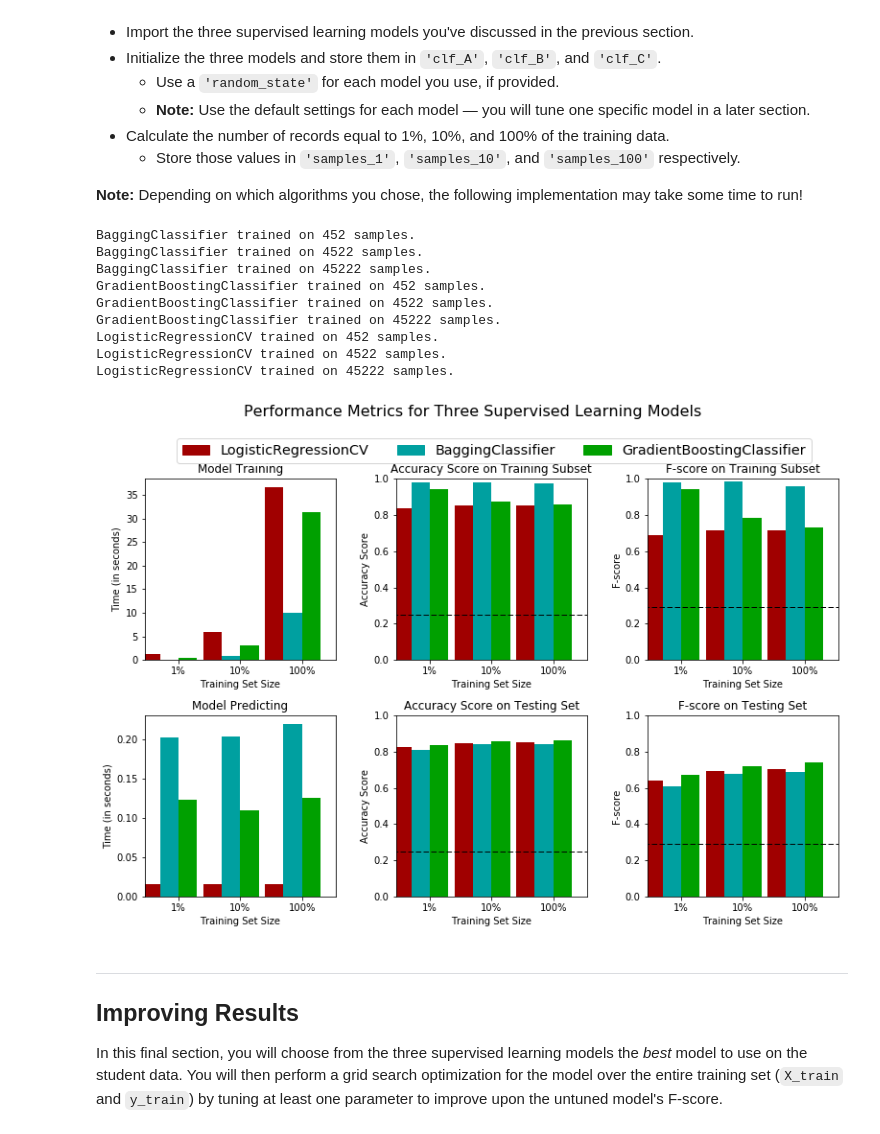
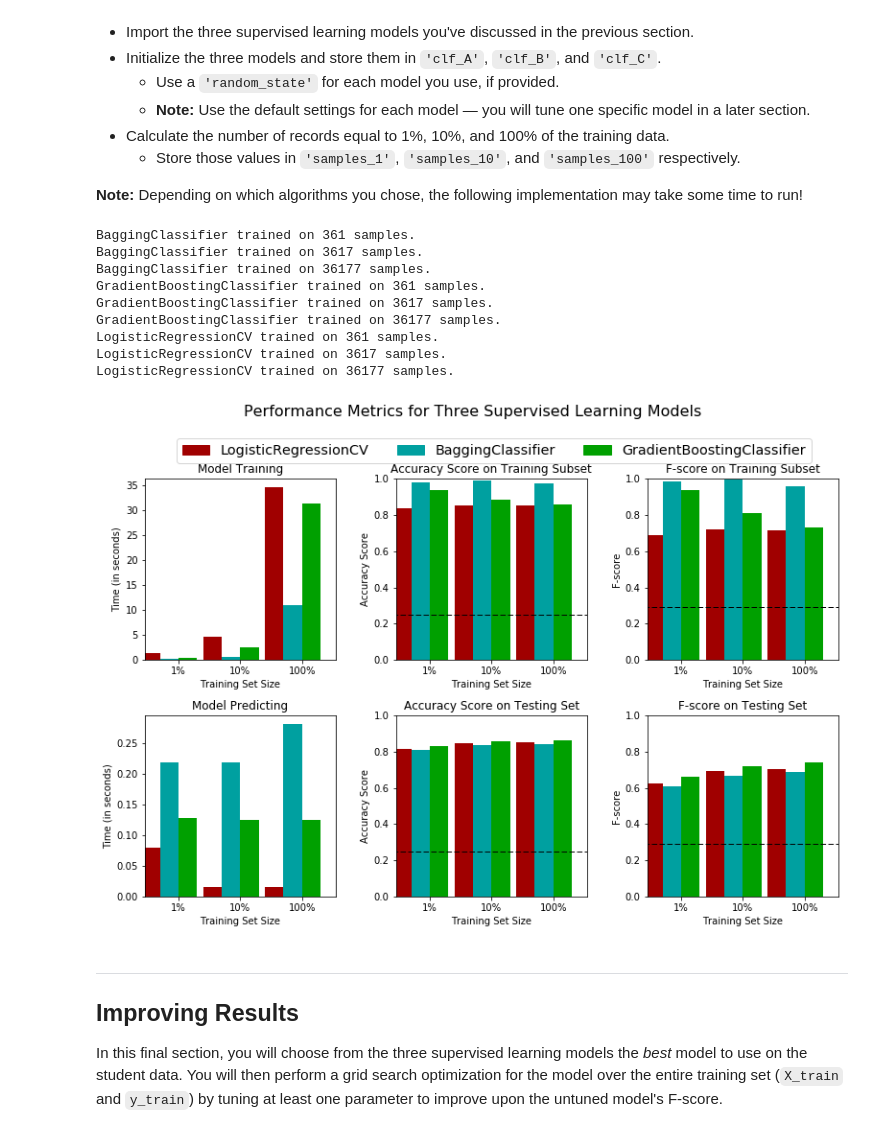
Before and after one commit to harleyjj/ml-nanodegree, a Jupyter notebook: finding_donors/finding_donors.ipynb, the cells around one changed output. Saved outputs shown, nothing was run; the diff lists cells and outputs as text; code cells hidden in the pictures.

```diff
--- a/finding_donors/finding_donors.ipynb
+++ b/finding_donors/finding_donors.ipynb
@@ -308,41 +308,41 @@ In the code cell, you will need to implement the following:
 # %%
 # TODO: Import the three supervised learning models from sklearn
 from sklearn.ensemble import BaggingClassifier
 from sklearn.ensemble import GradientBoostingClassifier
 from sklearn.linear_model import LogisticRegressionCV
 
 # TODO: Initialize the three models
 clf_A = BaggingClassifier(random_state=42)
 clf_B = GradientBoostingClassifier(random_state=42)
 clf_C = LogisticRegressionCV(random_state=42)
 
 # TODO: Calculate the number of samples for 1%, 10%, and 100% of the training data
-samples_1 = int(0.01*n_records)
-samples_10 = int(0.1*n_records)
-samples_100 = n_records
+samples_1 = int(0.01*X_train.shape[0])
+samples_10 = int(0.1*X_train.shape[0])
+samples_100 = X_train.shape[0]
 
 # Collect results on the learners
 results = {}
 for clf in [clf_A, clf_B, clf_C]:
     clf_name = clf.__class__.__name__
     results[clf_name] = {}
     for i, samples in enumerate([samples_1, samples_10, samples_100]):
         results[clf_name][i] = \
         train_predict(clf, samples, X_train, y_train, X_test, y_test)
 
 # Run metrics visualization for the three supervised learning models chosen
 vs.evaluate(results, accuracy, fscore)
 # %% [output]
-BaggingClassifier trained on 452 samples.
-BaggingClassifier trained on 4522 samples.
-BaggingClassifier trained on 45222 samples.
-GradientBoostingClassifier trained on 452 samples.
-GradientBoostingClassifier trained on 4522 samples.
-GradientBoostingClassifier trained on 45222 samples.
-LogisticRegressionCV trained on 452 samples.
-LogisticRegressionCV trained on 4522 samples.
-LogisticRegressionCV trained on 45222 samples.
+BaggingClassifier trained on 361 samples.
+BaggingClassifier trained on 3617 samples.
+BaggingClassifier trained on 36177 samples.
+GradientBoostingClassifier trained on 361 samples.
+GradientBoostingClassifier trained on 3617 samples.
+GradientBoostingClassifier trained on 36177 samples.
+LogisticRegressionCV trained on 361 samples.
+LogisticRegressionCV trained on 3617 samples.
+LogisticRegressionCV trained on 36177 samples.
-[figure, old version]
+[figure, new version]
 # %% [markdown]
 ----
 ## Improving Results
```
Also changed, not shown: parts of 3 cells of this notebook, 1 other file.
